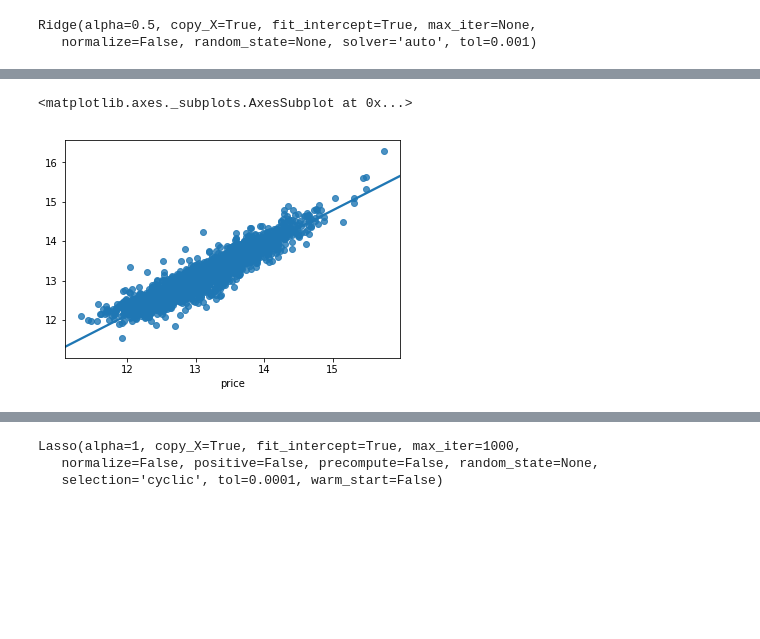
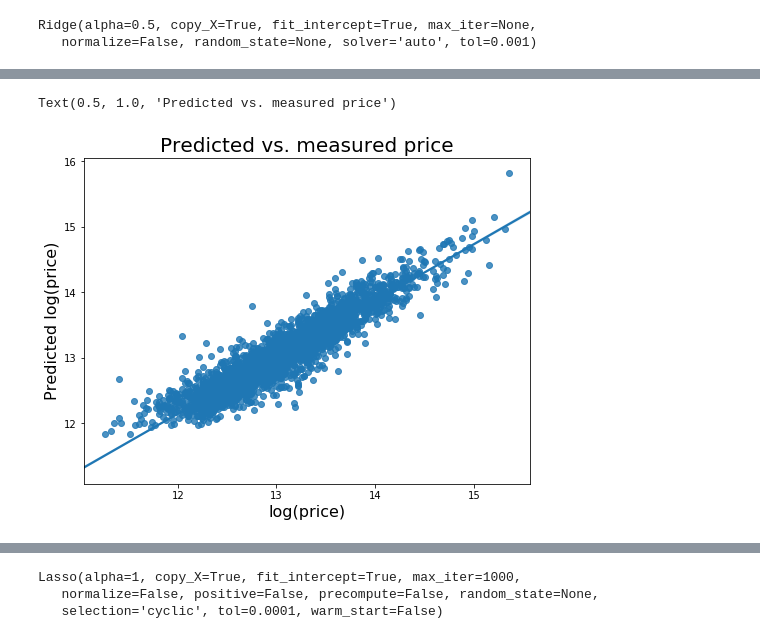
Before and after one commit to angelmanzur/LinearRegression_Proj1, a Jupyter notebook: King Sales - Team Awesome 3.ipynb, the cells around one changed output, grey strips where cells are left out. Cells and saved outputs as stored; diff of their text form; code cells hidden in the pictures; blank space fills up the shorter version.

```diff
--- a/King Sales - Team Awesome 3.ipynb
+++ b/King Sales - Team Awesome 3.ipynb
@@ -280,11 +280,15 @@ adj
 # %%
 from sklearn.metrics import r2_score
 y_predict = linreg.predict(X_test)
-# %%
-sns.regplot(y_test, y_predict)
-# %% [output]
-<matplotlib.axes._subplots.AxesSubplot at 0x...>
-[figure, removed]
+# %%
+fig = plt.figure(figsize=(8,6))
+sns.regplot(y_test, y_predict)
+plt.xlabel('log(price)', fontsize=16)
+plt.ylabel('Predicted log(price)',fontsize=16)
+plt.title('Predicted vs. measured price',fontsize=20)
+# %% [output]
+Text(0.5, 1.0, 'Predicted vs. measured price')
+[figure, added]
 # %%
 r2_score(y_predict, y_test)
 # %% [output]
```
Also changed, not shown: parts of 46 cells of this notebook.
